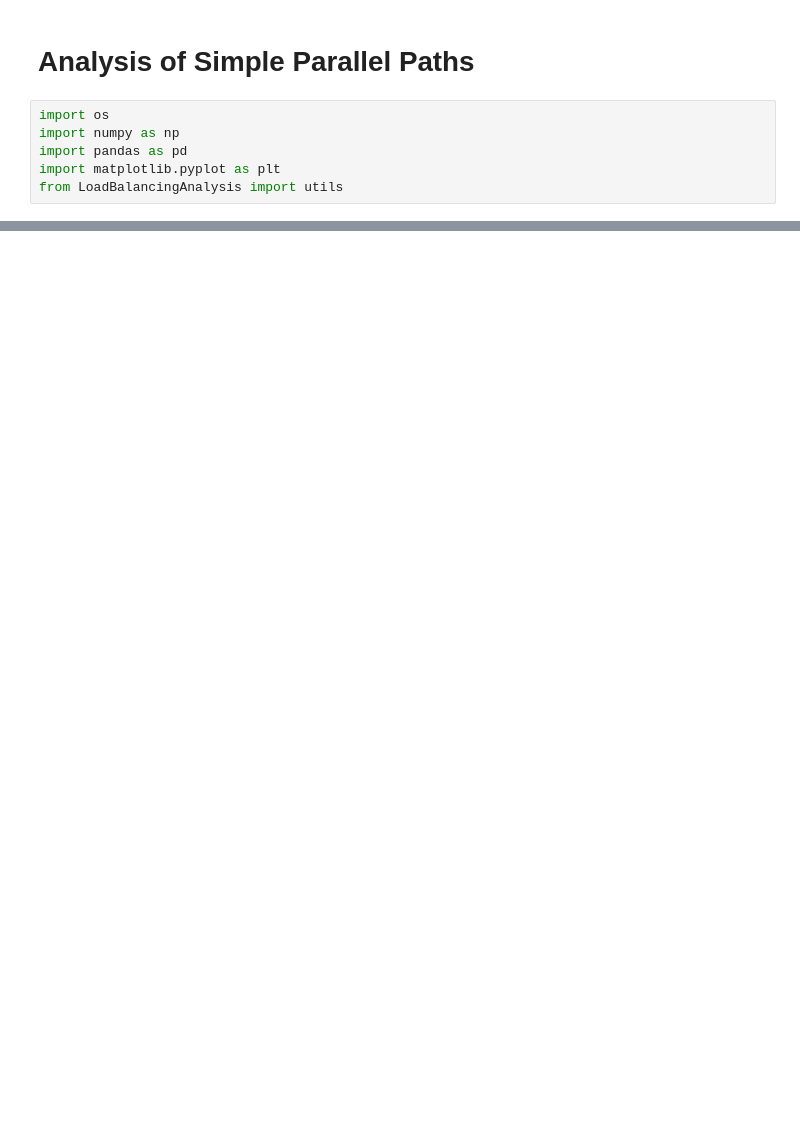
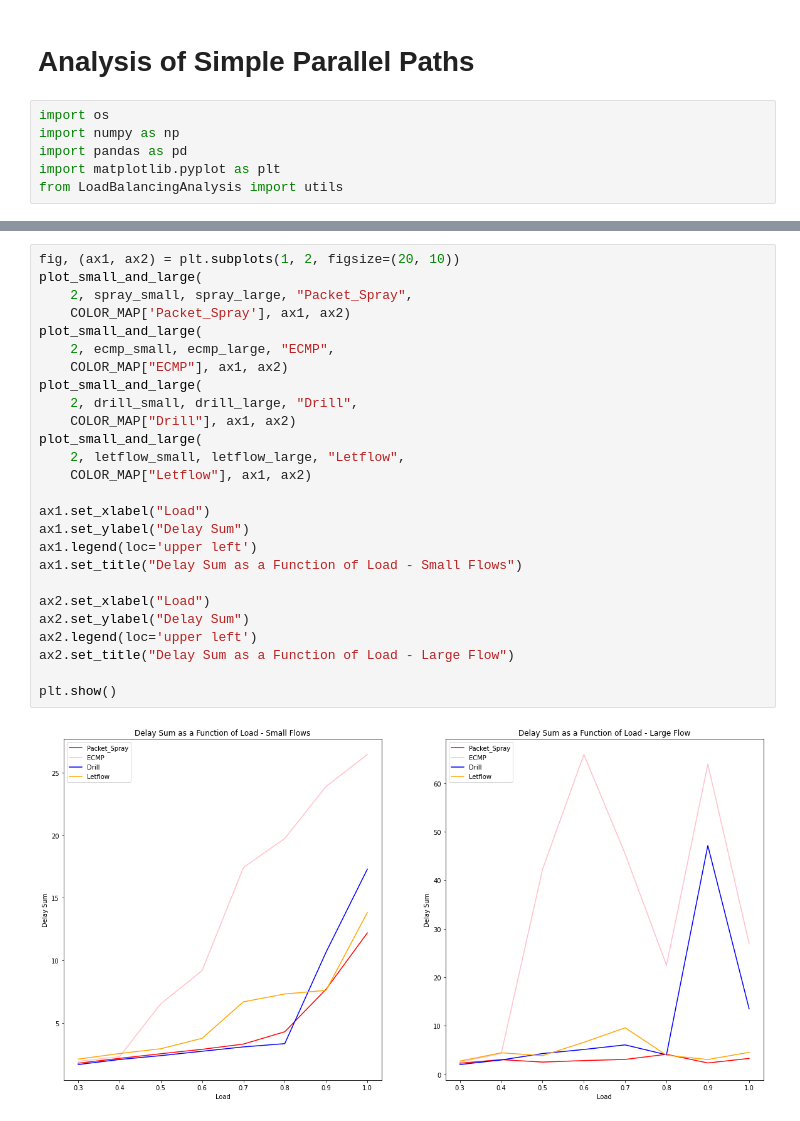
Before and after one commit to MattB17/ns3-load-balancing, a Jupyter notebook: Notebooks/SimpleParallelPathsAnalysis.ipynb, the cells around one changed output, grey strips where cells are left out. Cells and saved outputs as stored; diff of their text form; blank space fills up the shorter version.

```diff
--- a/Notebooks/SimpleParallelPathsAnalysis.ipynb
+++ b/Notebooks/SimpleParallelPathsAnalysis.ipynb
@@ -107,0 +134,28 @@ LetFlow - delay sum: 3.0214109999999996, jitter sum: 0.39288825
+# %%
+fig, (ax1, ax2) = plt.subplots(1, 2, figsize=(20, 10))
+plot_small_and_large(
+    2, spray_small, spray_large, "Packet_Spray",
+    COLOR_MAP['Packet_Spray'], ax1, ax2)
+plot_small_and_large(
+    2, ecmp_small, ecmp_large, "ECMP",
+    COLOR_MAP["ECMP"], ax1, ax2)
+plot_small_and_large(
+    2, drill_small, drill_large, "Drill",
+    COLOR_MAP["Drill"], ax1, ax2)
+plot_small_and_large(
+    2, letflow_small, letflow_large, "Letflow",
+    COLOR_MAP["Letflow"], ax1, ax2)
+
+ax1.set_xlabel("Load")
+ax1.set_ylabel("Delay Sum")
+ax1.legend(loc='upper left')
+ax1.set_title("Delay Sum as a Function of Load - Small Flows")
+
+ax2.set_xlabel("Load")
+ax2.set_ylabel("Delay Sum")
+ax2.legend(loc='upper left')
+ax2.set_title("Delay Sum as a Function of Load - Large Flow")
+
+plt.show()
+# %% [output]
+[figure, added]
```
Also changed, not shown: parts of 17 cells of this notebook.
